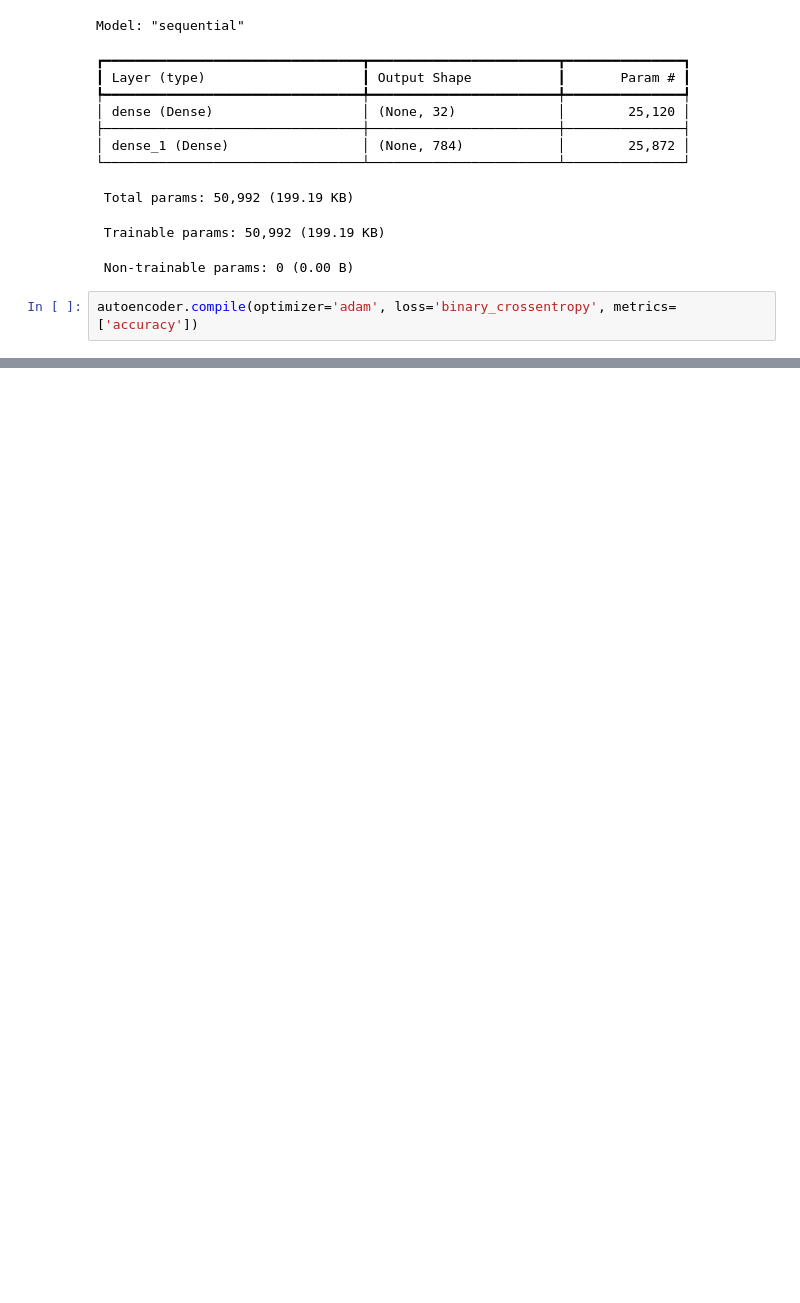
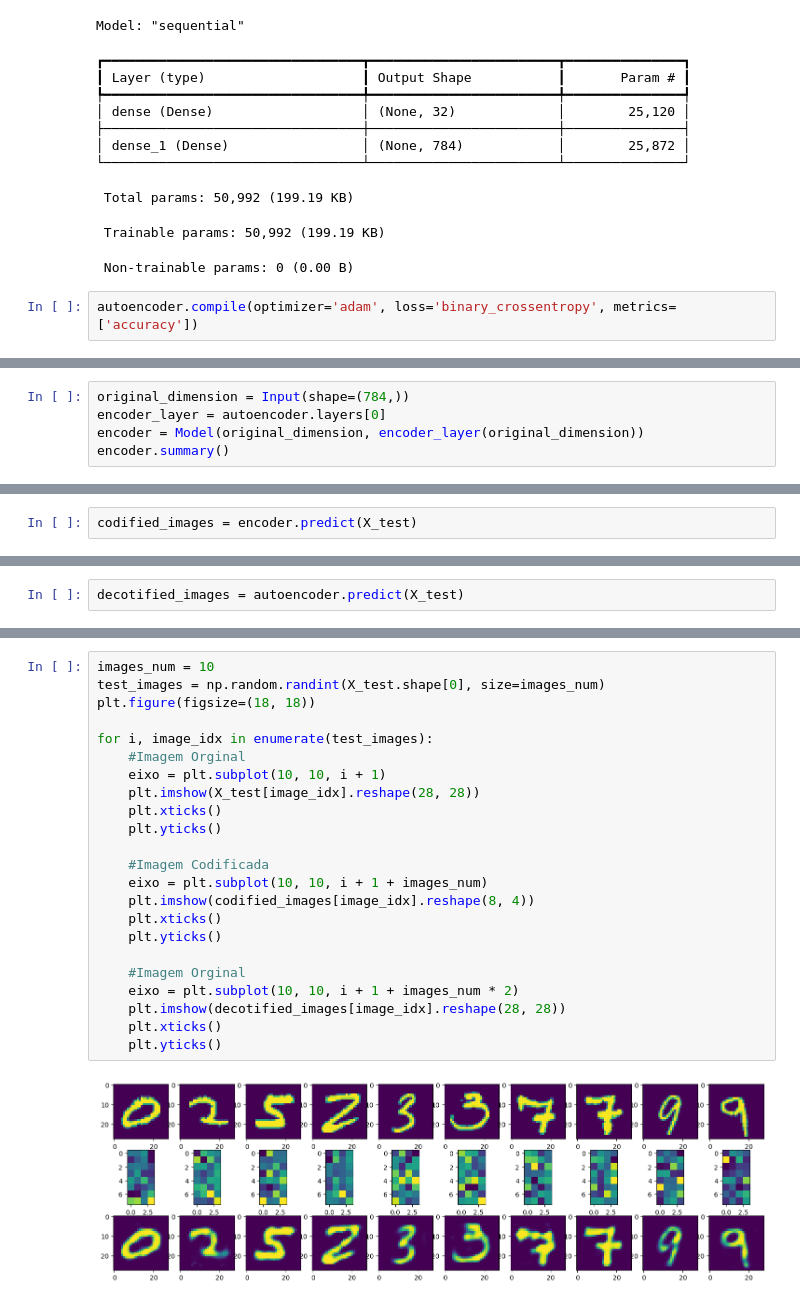
Before and after one commit to Soueth/Deep_Learning, a Jupyter notebook: auto_encoders/digitos_manuscritos.ipynb, the cells around one changed output, grey strips where cells are left out. Saved outputs shown, nothing was run; the diff lists cells and outputs as text; blank space fills up the shorter version.

Commit message:
feat(auto-encoder): adiciona o homework de autoencoder

```diff
--- a/auto_encoders/digitos_manuscritos.ipynb
+++ b/auto_encoders/digitos_manuscritos.ipynb
@@ -121 +127,6 @@ Epoch 50/50
 <keras.src.callbacks.history.History at 0x...>
+# %%
+original_dimension = Input(shape=(784,))
+encoder_layer = autoencoder.layers[0]
+encoder = Model(original_dimension, encoder_layer(original_dimension))
+encoder.summary()
@@ -121,0 +145,2 @@ Epoch 50/50
+# %%
+codified_images = encoder.predict(X_test)
@@ -121,0 +150,2 @@ Epoch 50/50
+# %%
+decotified_images = autoencoder.predict(X_test)
@@ -121,0 +154,25 @@ Epoch 50/50
+# %%
+images_num = 10
+test_images = np.random.randint(X_test.shape[0], size=images_num)
+plt.figure(figsize=(18, 18))
+
+for i, image_idx in enumerate(test_images):
+    #Imagem Orginal
+    eixo = plt.subplot(10, 10, i + 1)
+    plt.imshow(X_test[image_idx].reshape(28, 28))
+    plt.xticks()
+    plt.yticks()
+
+    #Imagem Codificada
+    eixo = plt.subplot(10, 10, i + 1 + images_num)
+    plt.imshow(codified_images[image_idx].reshape(8, 4))
+    plt.xticks()
+    plt.yticks()
+
+    #Imagem Orginal
+    eixo = plt.subplot(10, 10, i + 1 + images_num * 2)
+    plt.imshow(decotified_images[image_idx].reshape(28, 28))
+    plt.xticks()
+    plt.yticks()
+# %% [output]
+[figure, added]
```
Also changed, not shown: parts of 5 cells of this notebook, 4 other files.
